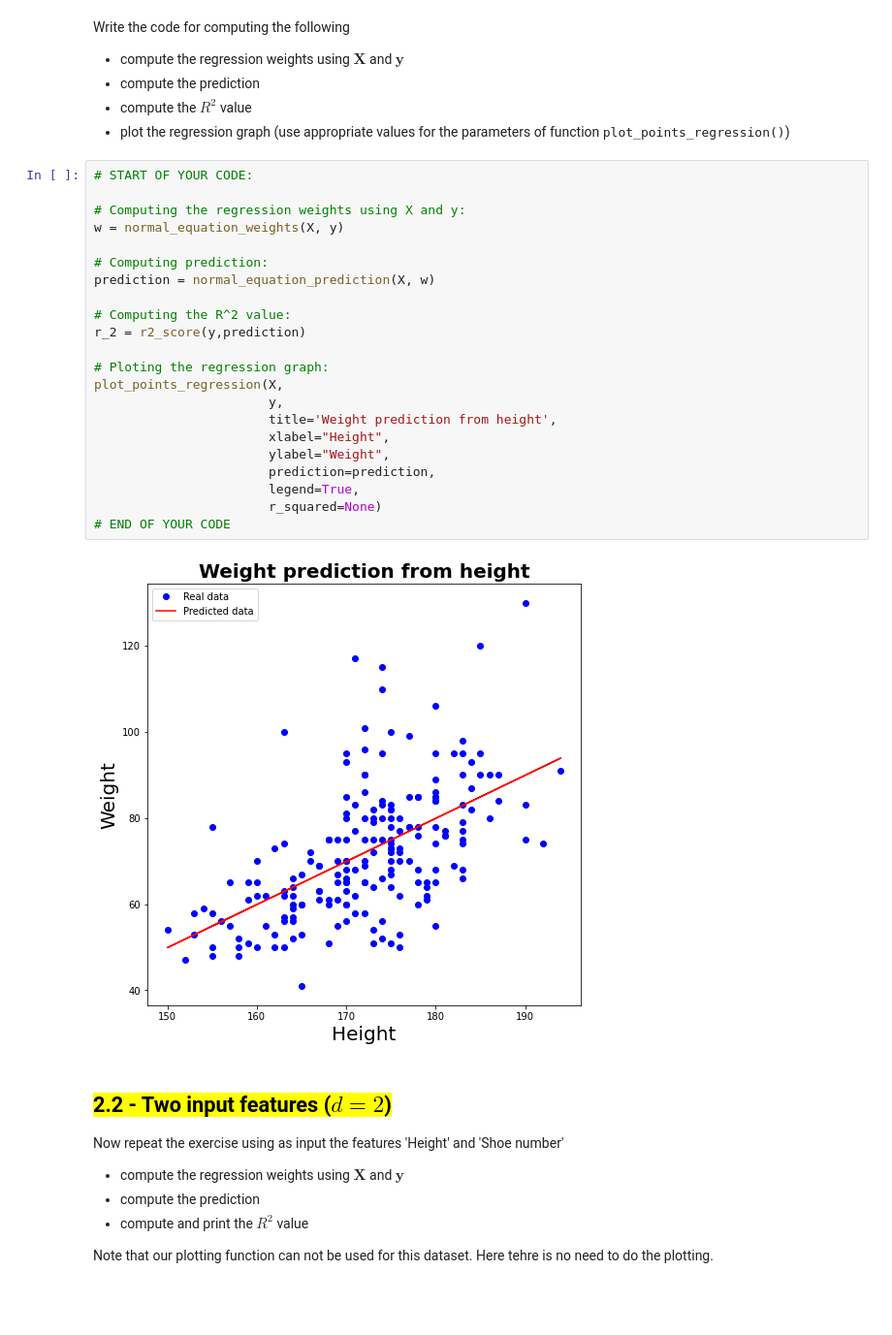
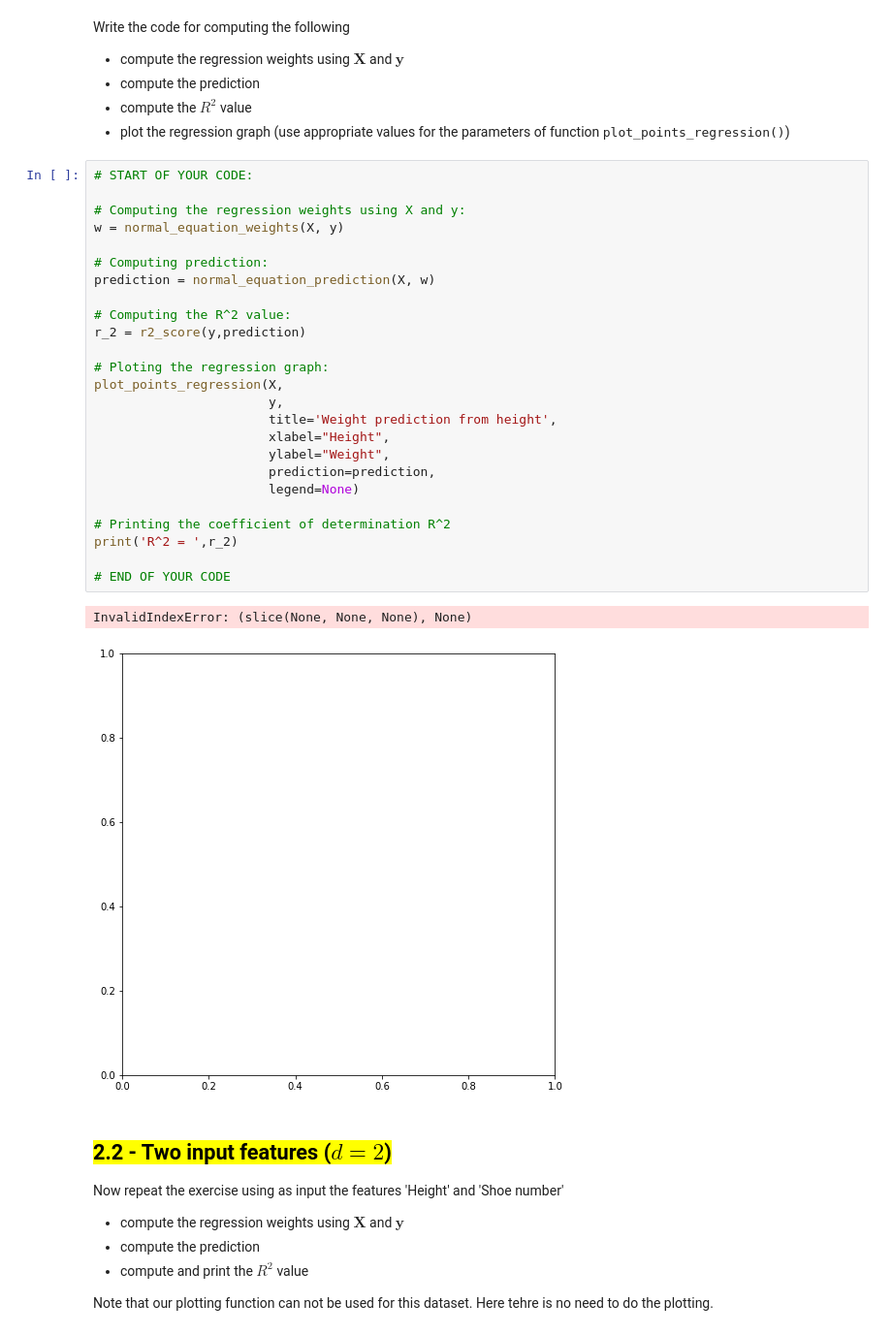
Before and after one commit to gdquintero/mac5832, a Jupyter notebook: ep1/ep01_linreg_analytic.ipynb, the cells around one changed output. Shown at 97% size. Drawn from its saved outputs; the diff is of its cells as text; blank space fills up the shorter version.

```diff
--- a/ep1/ep01_linreg_analytic.ipynb
+++ b/ep1/ep01_linreg_analytic.ipynb
@@ -442,27 +449,31 @@ Write the code for computing the following
 # %%
 # START OF YOUR CODE:
 
 # Computing the regression weights using X and y:
 w = normal_equation_weights(X, y)
 
 # Computing prediction:
 prediction = normal_equation_prediction(X, w)
 
 # Computing the R^2 value:
 r_2 = r2_score(y,prediction)
 
 # Ploting the regression graph:
 plot_points_regression(X,
                        y,
                        title='Weight prediction from height',
                        xlabel="Height",
                        ylabel="Weight",
                        prediction=prediction,
-                       legend=True,
-                       r_squared=None)
+                       legend=None)
+
+# Printing the coefficient of determination R^2
+print('R^2 = ',r_2)
+
 # END OF YOUR CODE
 # %% [output]
+InvalidIndexError: (slice(None, None, None), None)
-[figure, old version]
+[figure, new version]
 # %% [markdown]
 ## <mark>2.2 - Two input features ($d=2$)</mark>
 
```
Also changed, not shown: parts of 10 cells of this notebook, 1 other file.
